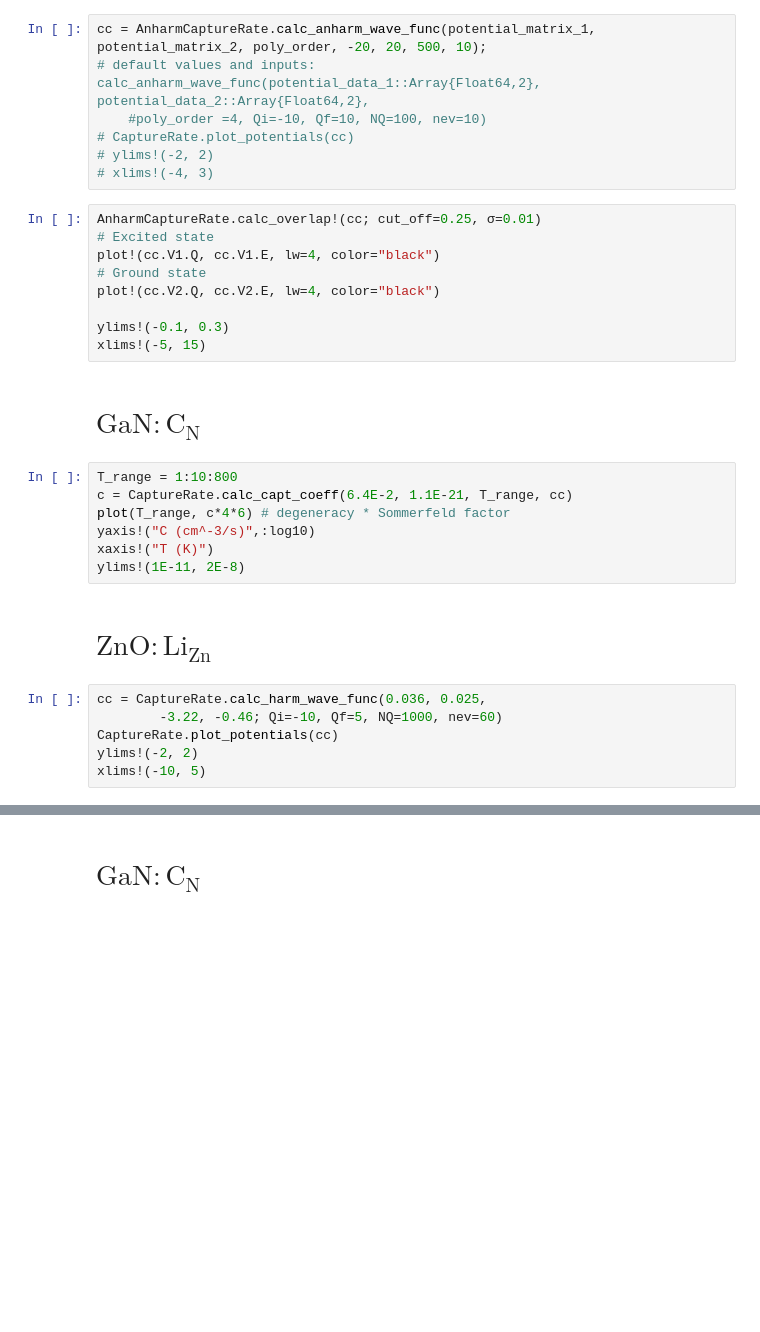
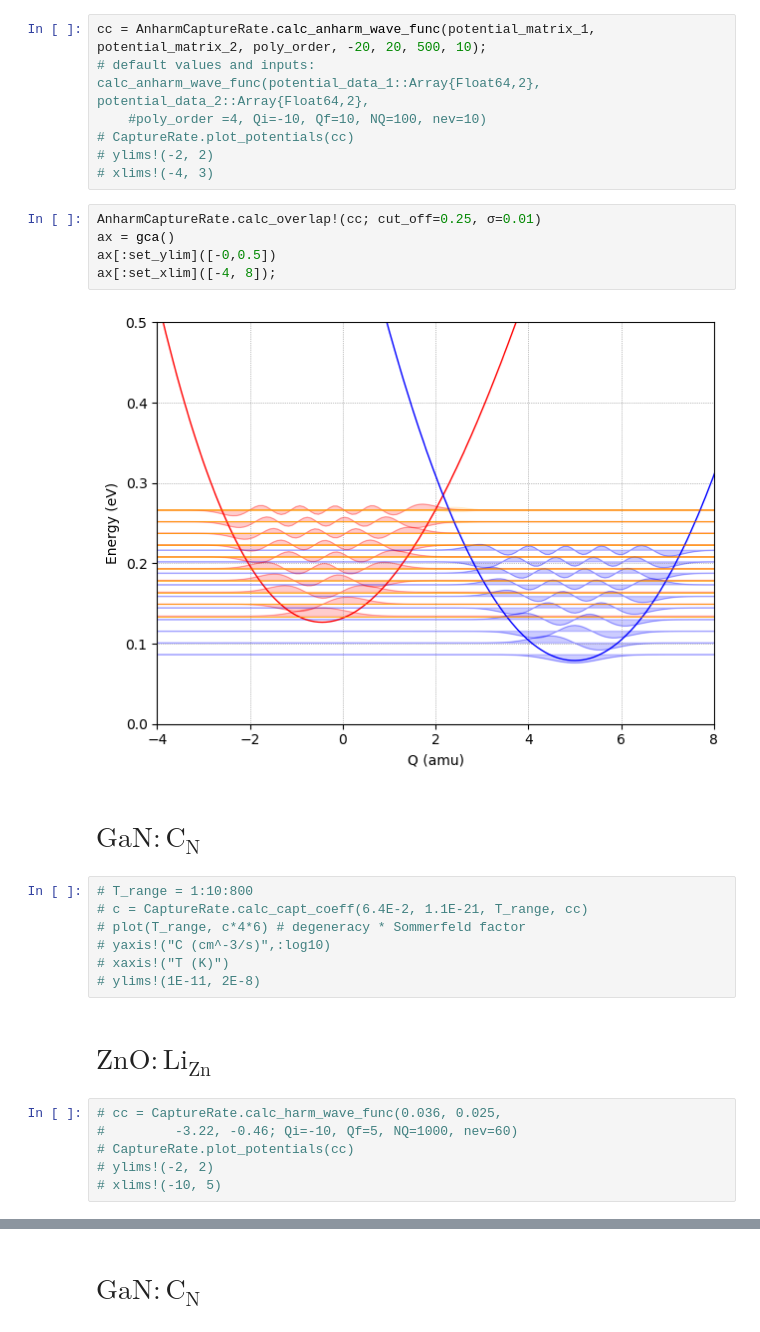
Before and after one commit to WMD-group/CarrierCapture.jl, a Jupyter notebook: notebook/anharm_capture.ipynb, the cells around one changed output, grey strips where cells are left out. Saved outputs shown, nothing was run; the diff lists cells and outputs as text; blank space fills up the shorter version.

Commit message:
Using PyPlot for plotting in notebook and .jl script

```diff
--- a/notebook/anharm_capture.ipynb
+++ b/notebook/anharm_capture.ipynb
@@ -50,30 +48,28 @@ cc = AnharmCaptureRate.calc_anharm_wave_func(potential_matrix_1, potential_matri
 # CaptureRate.plot_potentials(cc)
 # ylims!(-2, 2)
 # xlims!(-4, 3)
-# %%
-AnharmCaptureRate.calc_overlap!(cc; cut_off=0.25, σ=0.01)
-# Excited state
-plot!(cc.V1.Q, cc.V1.E, lw=4, color="black")
-# Ground state
-plot!(cc.V2.Q, cc.V2.E, lw=4, color="black")
-
-ylims!(-0.1, 0.3)
-xlims!(-5, 15)
+# %%
+AnharmCaptureRate.calc_overlap!(cc; cut_off=0.25, σ=0.01)
+ax = gca()
+ax[:set_ylim]([-0,0.5])
+ax[:set_xlim]([-4, 8]);
+# %% [output]
+[figure, added]
 # %% [markdown]
 # $\mathrm{GaN:C_N}$
 # %%
-T_range = 1:10:800
-c = CaptureRate.calc_capt_coeff(6.4E-2, 1.1E-21, T_range, cc)
-plot(T_range, c*4*6) # degeneracy * Sommerfeld factor
-yaxis!("C (cm^-3/s)",:log10)
-xaxis!("T (K)")
-ylims!(1E-11, 2E-8)
+# T_range = 1:10:800
+# c = CaptureRate.calc_capt_coeff(6.4E-2, 1.1E-21, T_range, cc)
+# plot(T_range, c*4*6) # degeneracy * Sommerfeld factor
+# yaxis!("C (cm^-3/s)",:log10)
+# xaxis!("T (K)")
+# ylims!(1E-11, 2E-8)
 # %% [markdown]
 # $\mathrm{ZnO:Li_{Zn}}$
 # %%
-cc = CaptureRate.calc_harm_wave_func(0.036, 0.025,
-        -3.22, -0.46; Qi=-10, Qf=5, NQ=1000, nev=60)
-CaptureRate.plot_potentials(cc)
-ylims!(-2, 2)
-xlims!(-10, 5)
+# cc = CaptureRate.calc_harm_wave_func(0.036, 0.025,
+#         -3.22, -0.46; Qi=-10, Qf=5, NQ=1000, nev=60)
+# CaptureRate.plot_potentials(cc)
+# ylims!(-2, 2)
+# xlims!(-10, 5)
 # %%
```
Also changed, not shown: parts of 6 cells of this notebook, 1 other file.
